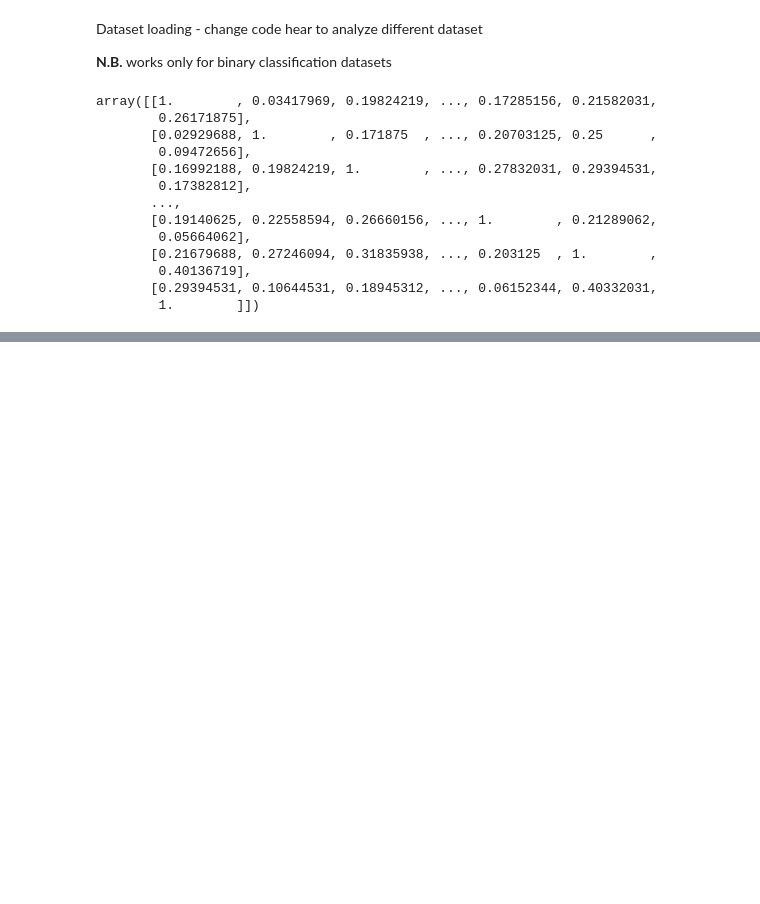
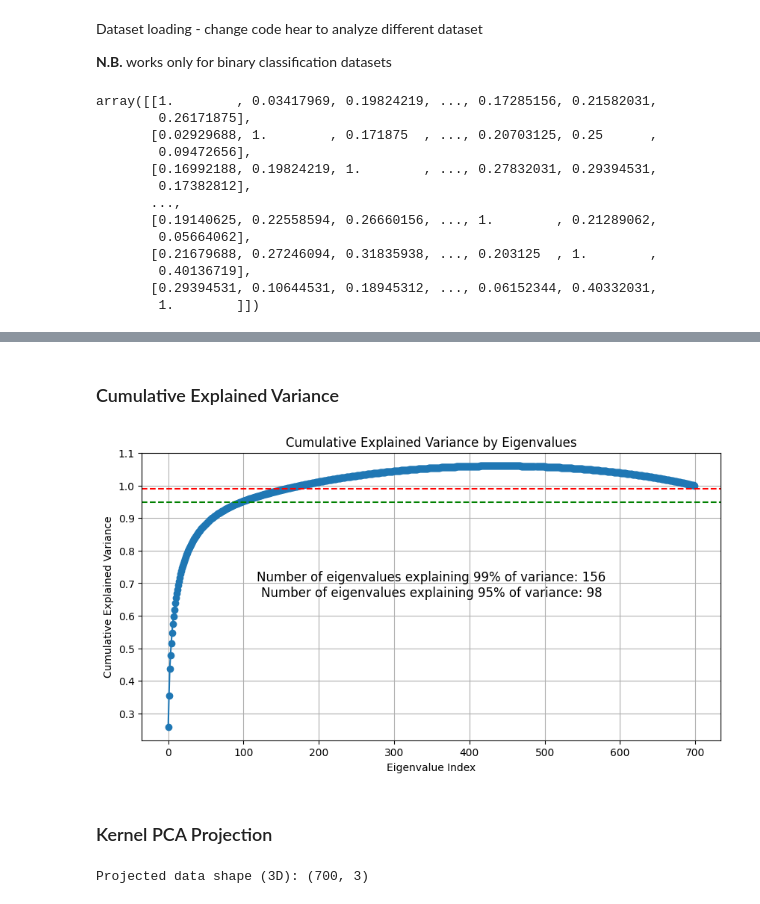
Before and after one commit to barra-white/qml-explainability-by-parts, a Jupyter notebook: explainability/qsvc/kernel/kernel-eigen.ipynb, the cells around one changed output, grey strips where cells are left out. Drawn from its saved outputs; the diff is of its cells as text; code cells hidden in the pictures; blank space fills up the shorter version.

```diff
--- a/explainability/qsvc/kernel/kernel-eigen.ipynb
+++ b/explainability/qsvc/kernel/kernel-eigen.ipynb
@@ -137,0 +192,32 @@ plt.show()
+# %% [markdown]
+### Cumulative Explained Variance
+# %%
+explained_variance = sorted_eigenvalues / np.sum(sorted_eigenvalues)
+explained_variance = np.cumsum(explained_variance)
+# plot explained variance
+plt.figure(figsize=(10, 5))
+plt.plot(explained_variance, marker='o')
+plt.axhline(y=0.99, color='r', linestyle='--')
+plt.axhline(y=0.95, color='g', linestyle='--')
+
+plt.title('Cumulative Explained Variance by Eigenvalues')
+plt.xlabel('Eigenvalue Index')
+plt.ylabel('Cumulative Explained Variance')
+plt.grid()
+# print number of eigenvalues that explain 99% of the variance
+n_eigenvalues_99 = np.sum(explained_variance <= 0.99)
+n_eigenvalues_95 = np.sum(explained_variance <= 0.95)
+plt.annotate(f'Number of eigenvalues explaining 99% of variance: {n_eigenvalues_99}\nNumber of eigenvalues explaining 95% of variance: {n_eigenvalues_95}', xy=(0.5, 0.5), xycoords='axes fraction', fontsize=12, ha='center')
+
+plt.show()
+# %% [output]
+[figure, added]
+# %% [markdown]
+### Kernel PCA Projection
+# %%
+# Project points represented by K onto the first 3 principal components
+comps_3d = 3
+alphas_3d = np.real(sorted_eigenvectors[:, :comps_3d]) / np.sqrt(np.real(sorted_eigenvalues[:comps_3d]))
+proj_data_3d = K @ alphas_3d
+# %% [output]
+Projected data shape (3D): (700, 3)
```
Also changed, not shown: parts of 16 cells of this notebook.
